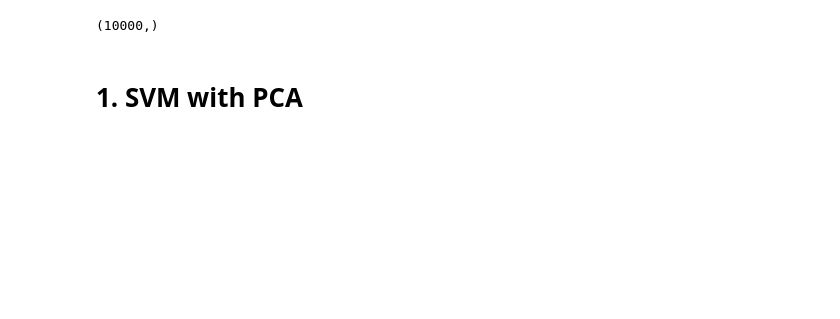
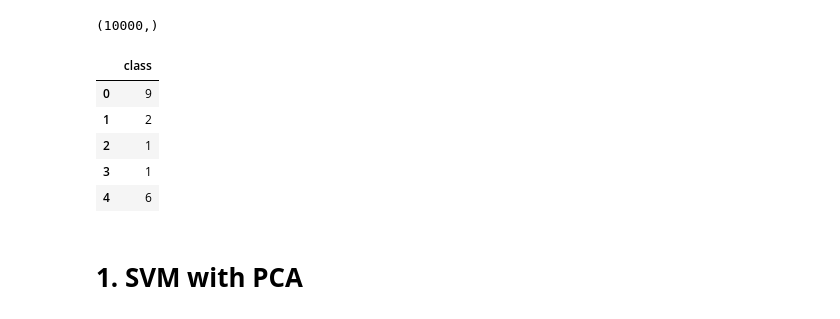
Before and after one commit to don3tan/MLCodingChallenge, a Jupyter notebook: FashionMNIST.ipynb, the cells around one changed output. Saved outputs shown, nothing was run; the diff lists cells and outputs as text; code cells hidden in the pictures; blank space fills up the shorter version.

```diff
--- a/FashionMNIST.ipynb
+++ b/FashionMNIST.ipynb
@@ -499,6 +510,17 @@ eval_images.shape
 eval_labels.shape
 # %% [output]
 (10000,)
+# %%
+eval_labels_df = pd.DataFrame(eval_labels,columns=["class"])
+# %%
+eval_labels_df.head()
+# %% [output]
+|  | class |
+| 0 | 9 |
+| 1 | 2 |
+| 2 | 1 |
+| 3 | 1 |
+| 4 | 6 |
 # %% [markdown]
 # **1. SVM with PCA**
 # %%
```
Also changed, not shown: parts of 15 cells of this notebook.
